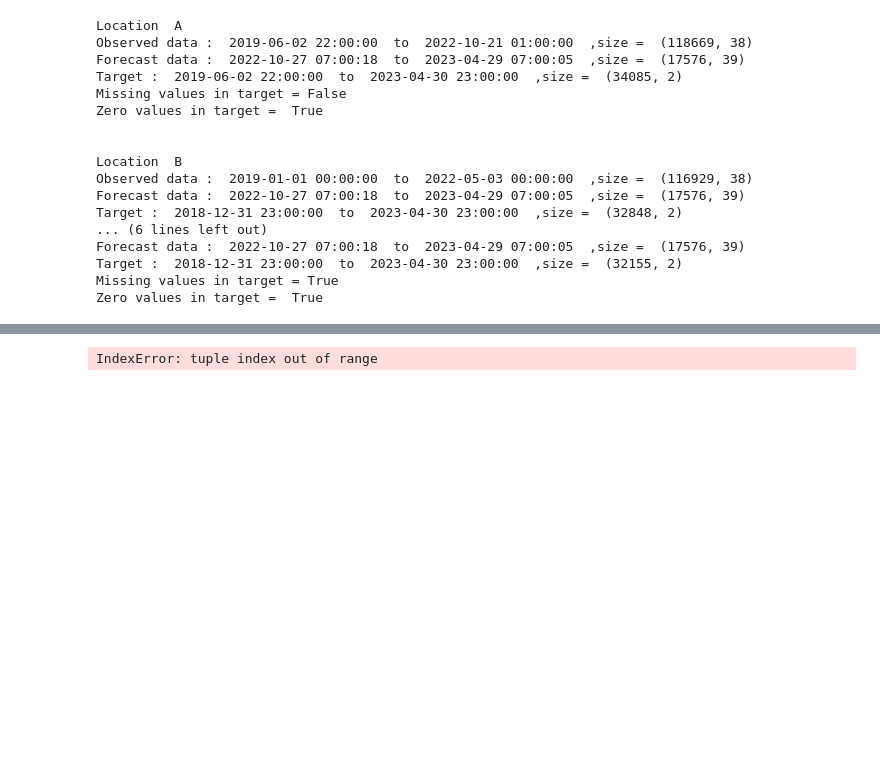
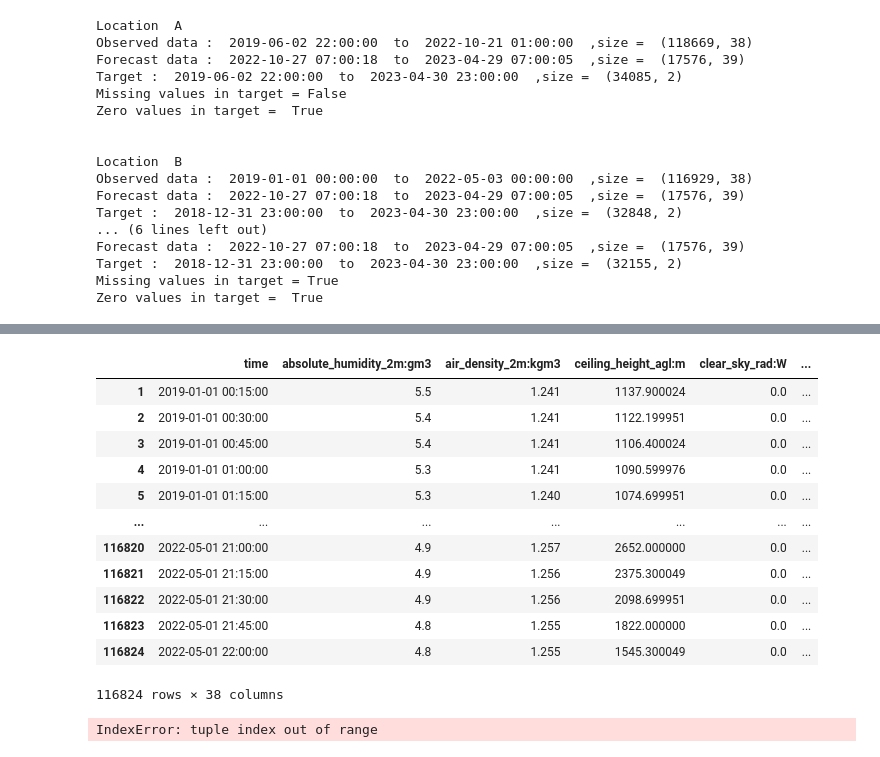
Before and after one commit to hugokerino/Energy-forecasting-NTNU, a Jupyter notebook: data/Hugo/notebook_hugo.ipynb, the cells around one changed output, grey strips where cells are left out. Saved outputs shown, nothing was run; the diff lists cells and outputs as text; code cells hidden in the pictures; blank space fills up the shorter version.

Commit message:
Data handling

```diff
--- a/data/Hugo/notebook_hugo.ipynb
+++ b/data/Hugo/notebook_hugo.ipynb
@@ -417,0 +423,33 @@ X_train_selected
+# %%
+#select corresponding data
+X_train_obs = X_train_obs[(X_train_obs['time'] > time_start) & (X_train_obs['time'] < end_start)]
+X_train_est = X_train_est[(X_train_est['time'] > time_start) & (X_train_est['time'] < end_start)]
+Y_train = Y_train[(Y_train['time'] > time_start) & (Y_train['time'] < end_start)]
+
+#Date to cut between obs and est
+end_obs_date = X_train_obs["time"][ X_train_obs.shape[0]-1]
+start_est_date = X_train_est['time'][0]
+
+#Gaps target
+# Take the diff of the first column (drop 1st row since it's undefined)
+deltas = Y_train['time'].diff()[1:]
+
+# Filter diffs (here days > 1, but could be seconds, hours, etc)
+gaps = deltas[deltas > timedelta(hours=1)]
+gaps_list = []
+
+# Print results
+print(f'{len(gaps)} gaps with average gap duration: {gaps.mean()}')
+for i, g in gaps.iteritems():
+    gap_start = Y_train['time'][i - 1]
+    print(f'Start: {datetime.strftime(gap_start, "%Y-%m-%d")} | '
+          f'Duration: {str(g.to_pytimedelta())}')
+    gaps_list.append((gap_start, gap_start+g))
+
+
+#Fill target
+fill_nan(Y_train,'pv_measurement')
+
+#Cut between observed and estimate target
+Y_obs = Y_train.loc[Y_train['time']< str(end_obs_date)]
+Y_est = Y_train.loc[Y_train['time']> str(start_est_date)]
@@ -418,3 +500,19 @@ X_train_selected
+# %%
+X_train_obs
+# %% [output]
+|  | time | absolute_humidity_2m:gm3 | air_density_2m:kgm3 | ceiling_height_agl:m | clear_sky_rad:W | ... |
+| 1 | 2019-01-01 00:15:00 | 5.5 | 1.241 | 1137.900024 | 0.0 | ... |
+| 2 | 2019-01-01 00:30:00 | 5.4 | 1.241 | 1122.199951 | 0.0 | ... |
+| 3 | 2019-01-01 00:45:00 | 5.4 | 1.241 | 1106.400024 | 0.0 | ... |
+| 4 | 2019-01-01 01:00:00 | 5.3 | 1.241 | 1090.599976 | 0.0 | ... |
+| 5 | 2019-01-01 01:15:00 | 5.3 | 1.240 | 1074.699951 | 0.0 | ... |
+| ... | ... | ... | ... | ... | ... | ... |
+| 116820 | 2022-05-01 21:00:00 | 4.9 | 1.257 | 2652.000000 | 0.0 | ... |
+| 116821 | 2022-05-01 21:15:00 | 4.9 | 1.256 | 2375.300049 | 0.0 | ... |
+| 116822 | 2022-05-01 21:30:00 | 4.9 | 1.256 | 2098.699951 | 0.0 | ... |
+| 116823 | 2022-05-01 21:45:00 | 4.8 | 1.255 | 1822.000000 | 0.0 | ... |
+| 116824 | 2022-05-01 22:00:00 | 4.8 | 1.255 | 1545.300049 | 0.0 | ... |
+116824 rows × 38 columns
 # %%
 from sklearn.model_selection import TimeSeriesSplit
 import tensorflow as tf
```
Also changed, not shown: parts of 11 cells of this notebook.
